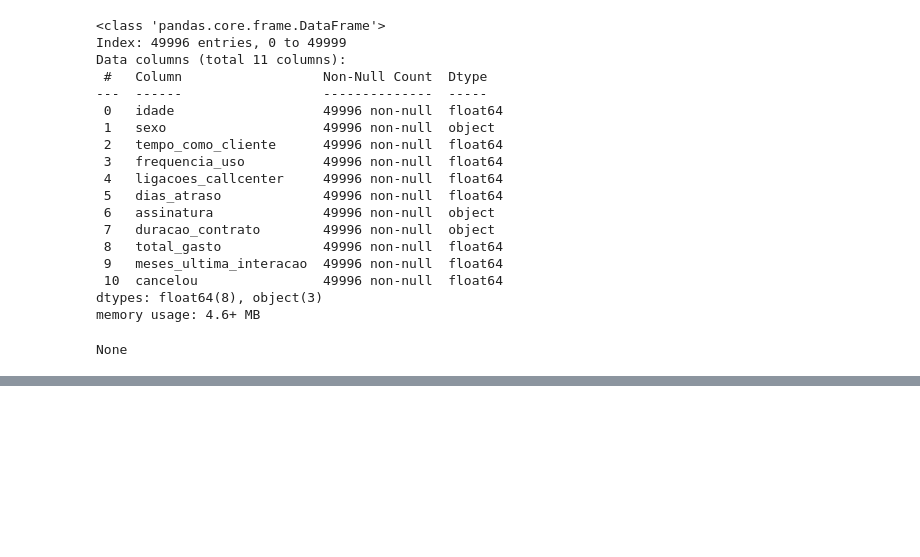
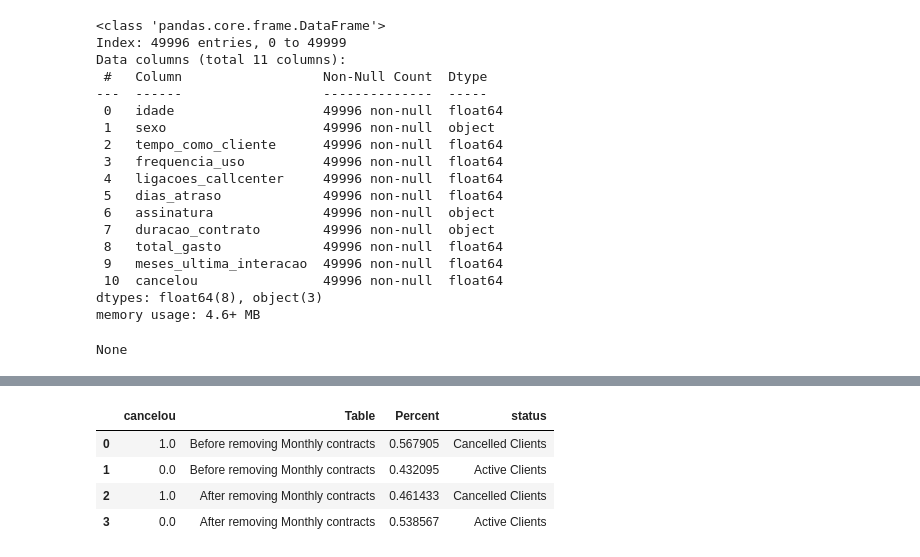
Before and after one commit to jonatttan/python_projects_for_begginers, a Jupyter notebook: Data_analysis_with_Python/main.ipynb, the cells around one changed output, grey strips where cells are left out. Saved outputs shown, nothing was run; the diff lists cells and outputs as text; code cells hidden in the pictures; blank space fills up the shorter version.

```diff
--- a/Data_analysis_with_Python/main.ipynb
+++ b/Data_analysis_with_Python/main.ipynb
@@ -119,0 +214,64 @@ None
+# %%
+#For Managers: Ok, now that we've seen a 10.7% reduction in cancellations (56.8% -> 46.1%),
+# we should consider offering a larger discount on the other plans to discourage users from choosing the monthly plan.
+
+#Let's show the comparison of the cancellation rates BEFORE and AFTER filtering out the monthly contracts.
+
+#Taking the cancellation rates before filtering out the monthly contracts.
+resume_cancellations_before_monthly_filter = (
+    cancellations_table["cancelou"]
+    .value_counts(normalize=True)
+    .rename("Before removing Monthly contracts")
+)
+
+#Taking the cancellation rates after filtering out the monthly contracts.
+resume_cancellations_after_monthly_filter = (
+    filtred_table_different_by_monthly["cancelou"]
+    .value_counts(normalize=True)
+    .rename("After removing Monthly contracts")
+)
+
+#Let's create a new table to compare the cancellation rates before and after filtering out the monthly contracts.
+relation_cancellations = pd.concat(
+    [resume_cancellations_before_monthly_filter, resume_cancellations_after_monthly_filter],
+    axis=1
+    ).reset_index()
+
+#Let's rename the columns to make it more clear.
+relation_cancellations = relation_cancellations.melt(
+    id_vars="cancelou",
+    var_name="Table",
+    value_name="Percent"
+)
+
+#Let's create a new column to make it more clear.
+relation_cancellations["status"] = relation_cancellations["cancelou"].map({
+    0.0: "Active Clients",
+    1.0: "Cancelled Clients"
+})
+display(relation_cancellations)
+
+fig = px.bar(
+    relation_cancellations,
+    x="Table",
+    y="Percent",
+    color="status",
+    barmode="stack",
+    text_auto=".1%",
+    title="Cancellation Rate — Before vs. After",
+    color_discrete_map={
+        "Cancelled Clients": "#E74C3C",
+        "Active Clients": "#3498DB"
+    },
+    labels={
+        "Percent": ""
+    }
+)
+
+fig.show()
+# %% [output]
+|  | cancelou | Table | Percent | status |
+| 0 | 1.0 | Before removing Monthly contracts | 0.567905 | Cancelled Clients |
+| 1 | 0.0 | Before removing Monthly contracts | 0.432095 | Active Clients |
+| 2 | 1.0 | After removing Monthly contracts | 0.461433 | Cancelled Clients |
+| 3 | 0.0 | After removing Monthly contracts | 0.538567 | Active Clients |
```
Also changed, not shown: parts of 4 cells of this notebook.
